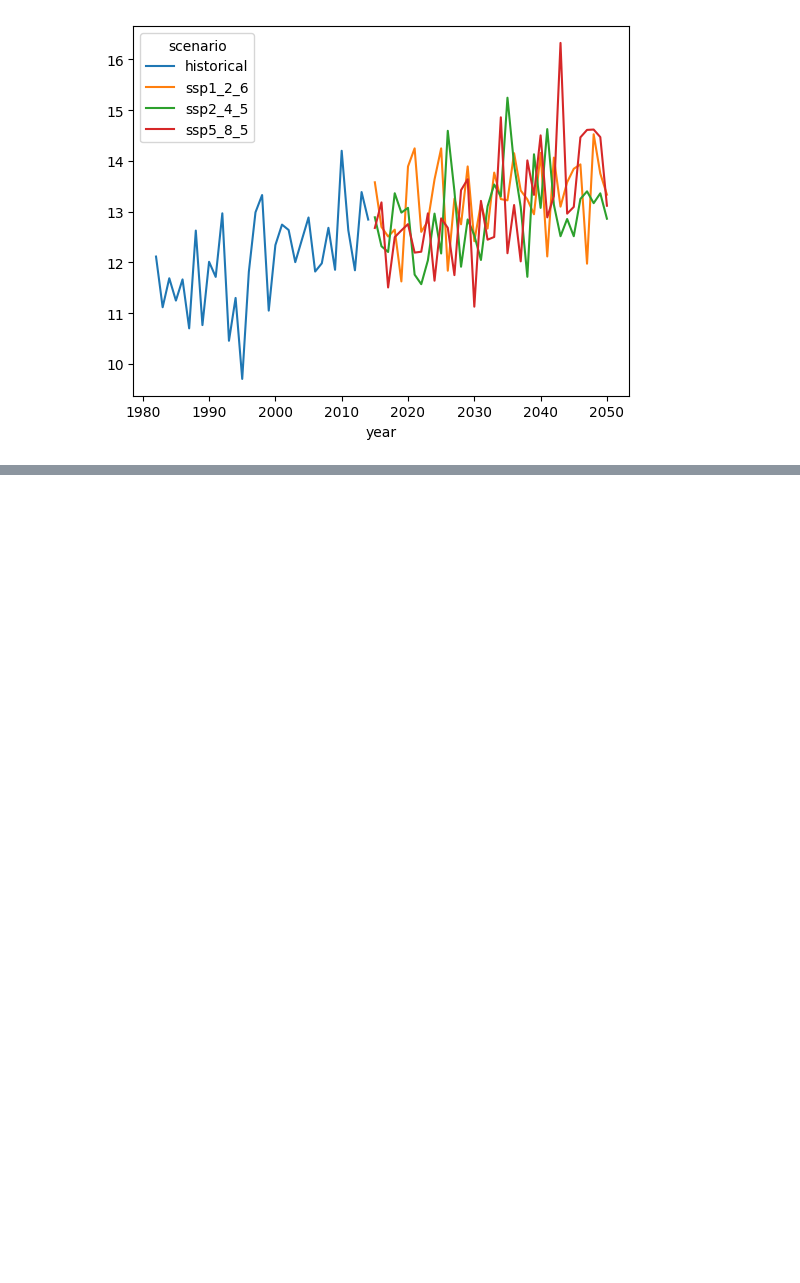
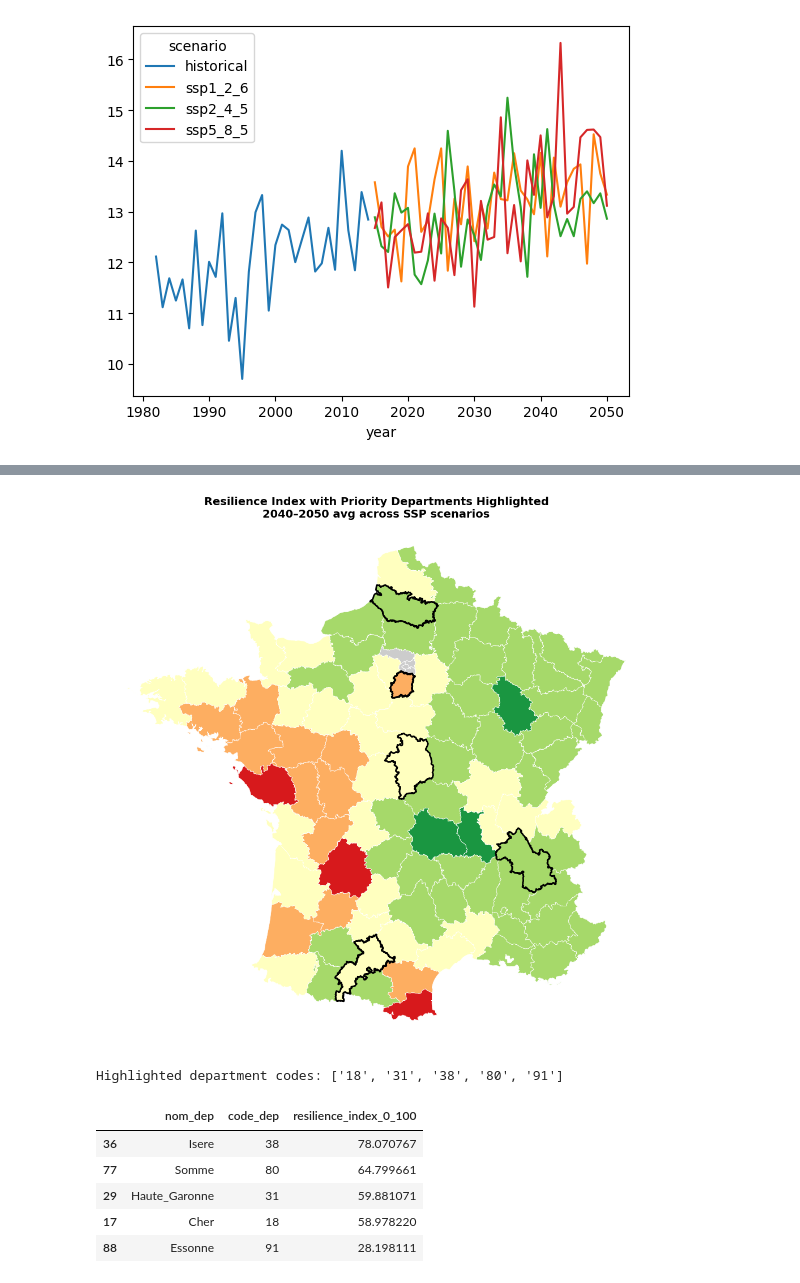
Before and after one commit to verkrst/BCG-Power-of-AI, a Jupyter notebook: eda.ipynb, the cells around one changed output, grey strips where cells are left out. Drawn from its saved outputs; the diff is of its cells as text; code cells hidden in the pictures; blank space fills up the shorter version.

```diff
--- a/eda.ipynb
+++ b/eda.ipynb
@@ -790,0 +1288,46 @@ feat.groupby(["scenario","year"])["tmean_gs"].mean().unstack("scenario").plot()
+# %%
+# Cell — (Optional) Highlight the 5 interview-minute departments on the map
+# Uses dep_norm list: ["essonne","somme","cher","haute_garonne","isere"]
+
+focus_deps = ["essonne", "somme", "cher", "haute_garonne", "isere"]
+focus_codes = res_map.loc[res_map["dep_norm"].isin(focus_deps), "code_dep"].tolist()
+
+fig, ax = plt.subplots(1, 1, figsize=(10, 12))
+
+gdf_r[gdf_r["resilience_index_0_100"].isna()].plot(
+    ax=ax, color="#cccccc", edgecolor="white", linewidth=0.5
+)
+gdf_r.dropna(subset=["resilience_index_0_100"]).plot(
+    ax=ax,
+    column="resilience_index_0_100",
+    cmap=cmap,
+    norm=norm,
+    edgecolor="white",
+    linewidth=0.5,
+)
+
+# Outline focus depts in black
+gdf_r[gdf_r["code"].isin(focus_codes)].plot(
+    ax=ax, facecolor="none", edgecolor="black", linewidth=2
+)
+
+ax.set_title(
+    f"Resilience Index with Priority Departments Highlighted\n"
+    f"{FUTURE_START}–{FUTURE_END} avg across SSP scenarios",
+    fontsize=14, fontweight="bold"
+)
+ax.set_axis_off()
+plt.tight_layout()
+plt.show()
+
+print("Highlighted department codes:", focus_codes)
+res_map[res_map["dep_norm"].isin(focus_deps)][["nom_dep","code_dep","resilience_index_0_100"]].sort_values("resilience_index_0_100", ascending=False)
+# %% [output]
+[figure, added]
+Highlighted department codes: ['18', '31', '38', '80', '91']
+|  | nom_dep | code_dep | resilience_index_0_100 |
+| 36 | Isere | 38 | 78.070767 |
+| 77 | Somme | 80 | 64.799661 |
+| 29 | Haute_Garonne | 31 | 59.881071 |
+| 17 | Cher | 18 | 58.978220 |
+| 88 | Essonne | 91 | 28.198111 |
```
Also changed, not shown: parts of 14 cells of this notebook.
